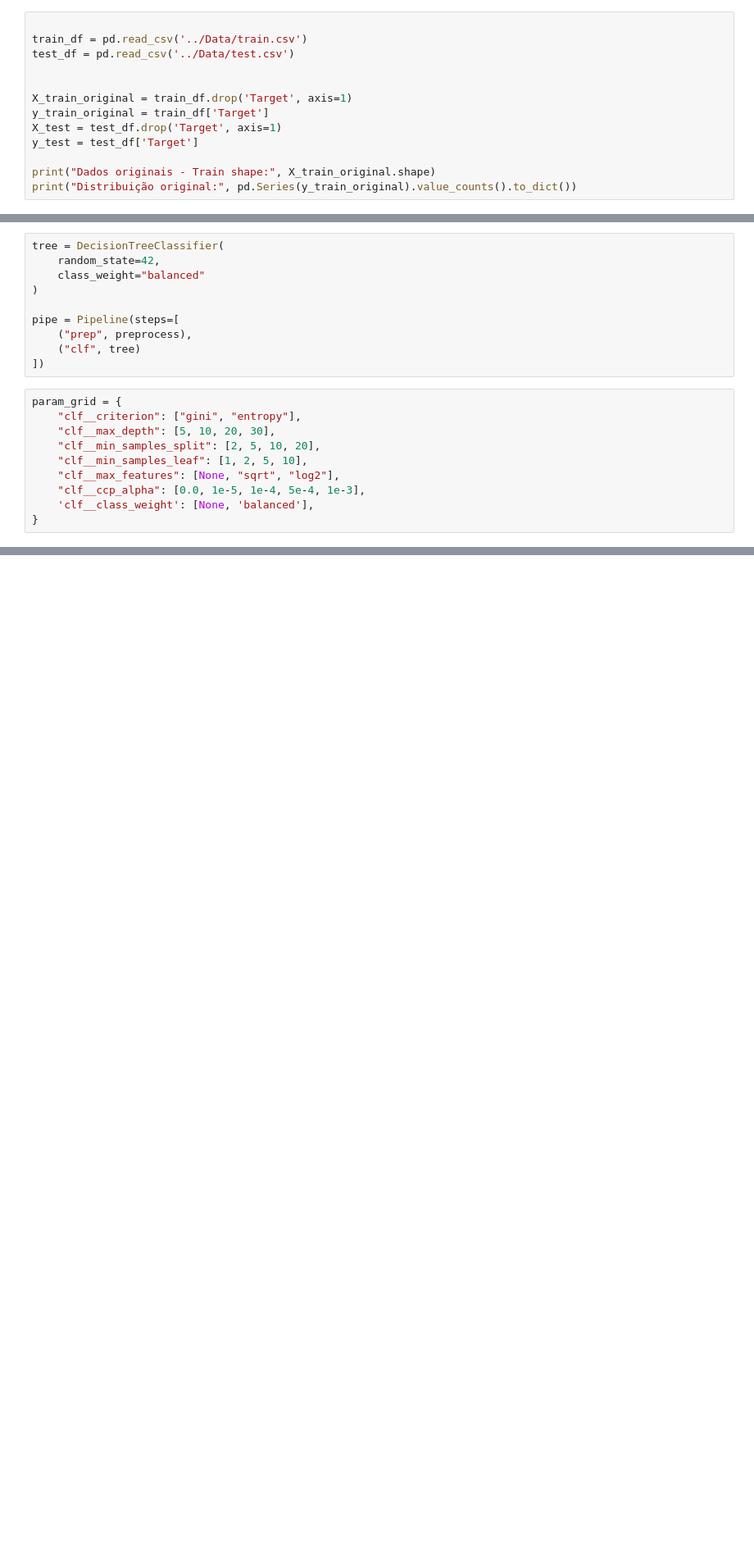
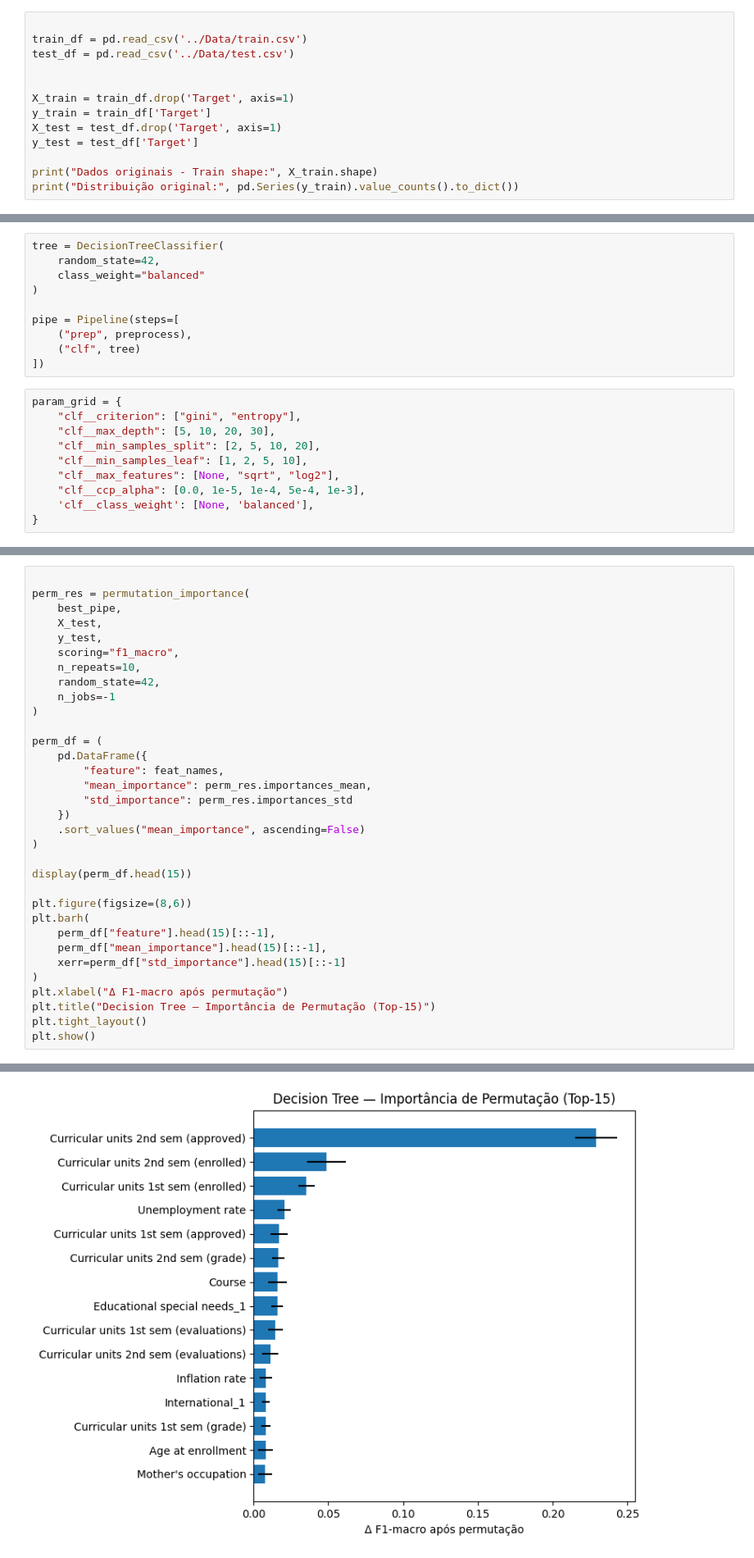
Before and after one commit to samara-de-souza/T1-MachineLearning, a Jupyter notebook: DecisionTree/algorithm_tree.ipynb, the cells around one changed output, grey strips where cells are left out. Shown: that part at 82% size. Cells and saved outputs as stored; diff of their text form; blank space fills up the shorter version.

```diff
--- a/DecisionTree/algorithm_tree.ipynb
+++ b/DecisionTree/algorithm_tree.ipynb
@@ -17,13 +20,13 @@ train_df = pd.read_csv('../Data/train.csv')
 test_df = pd.read_csv('../Data/test.csv')
 
 
-X_train_original = train_df.drop('Target', axis=1)
-y_train_original = train_df['Target']
+X_train = train_df.drop('Target', axis=1)
+y_train = train_df['Target']
 X_test = test_df.drop('Target', axis=1)
 y_test = test_df['Target']
 
-print("Dados originais - Train shape:", X_train_original.shape)
-print("Distribuição original:", pd.Series(y_train_original).value_counts().to_dict())
+print("Dados originais - Train shape:", X_train.shape)
+print("Distribuição original:", pd.Series(y_train).value_counts().to_dict())
 # %% [output]
 Dados originais - Train shape: (5301, 40)
 Distribuição original: {2: 1767, 0: 1767, 1: 1767}
@@ -221,0 +215,34 @@ plt.show()
+# %%
+
+perm_res = permutation_importance(
+    best_pipe,
+    X_test,
+    y_test,
+    scoring="f1_macro",
+    n_repeats=10,
+    random_state=42,
+    n_jobs=-1
+)
+
+perm_df = (
+    pd.DataFrame({
+        "feature": feat_names,
+        "mean_importance": perm_res.importances_mean,
+        "std_importance": perm_res.importances_std
+    })
+    .sort_values("mean_importance", ascending=False)
+)
+
+display(perm_df.head(15))
+
+plt.figure(figsize=(8,6))
+plt.barh(
+    perm_df["feature"].head(15)[::-1],
+    perm_df["mean_importance"].head(15)[::-1],
+    xerr=perm_df["std_importance"].head(15)[::-1]
+)
+plt.xlabel("Δ F1-macro após permutação")
+plt.title("Decision Tree — Importância de Permutação (Top-15)")
+plt.tight_layout()
+plt.show()
+# %% [output]
@@ -221,0 +265 @@ plt.show()
+[figure, added]
```
Also changed, not shown: parts of 13 cells of this notebook, 6 other files.
